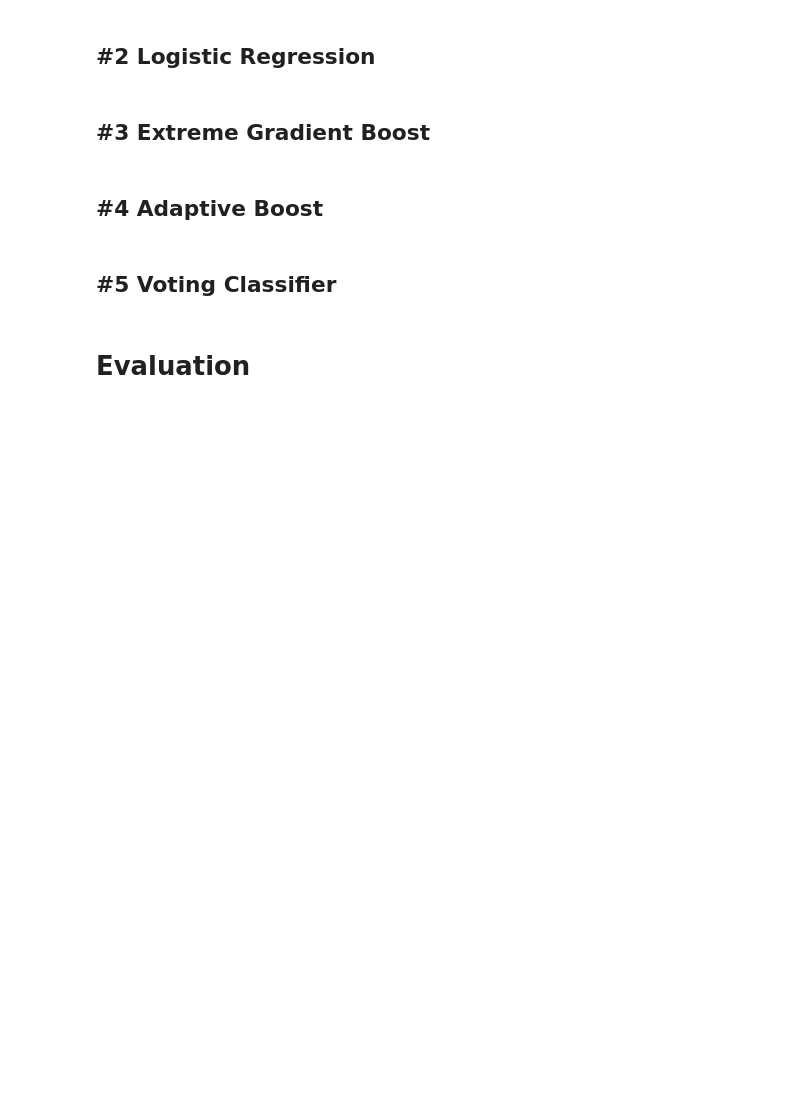
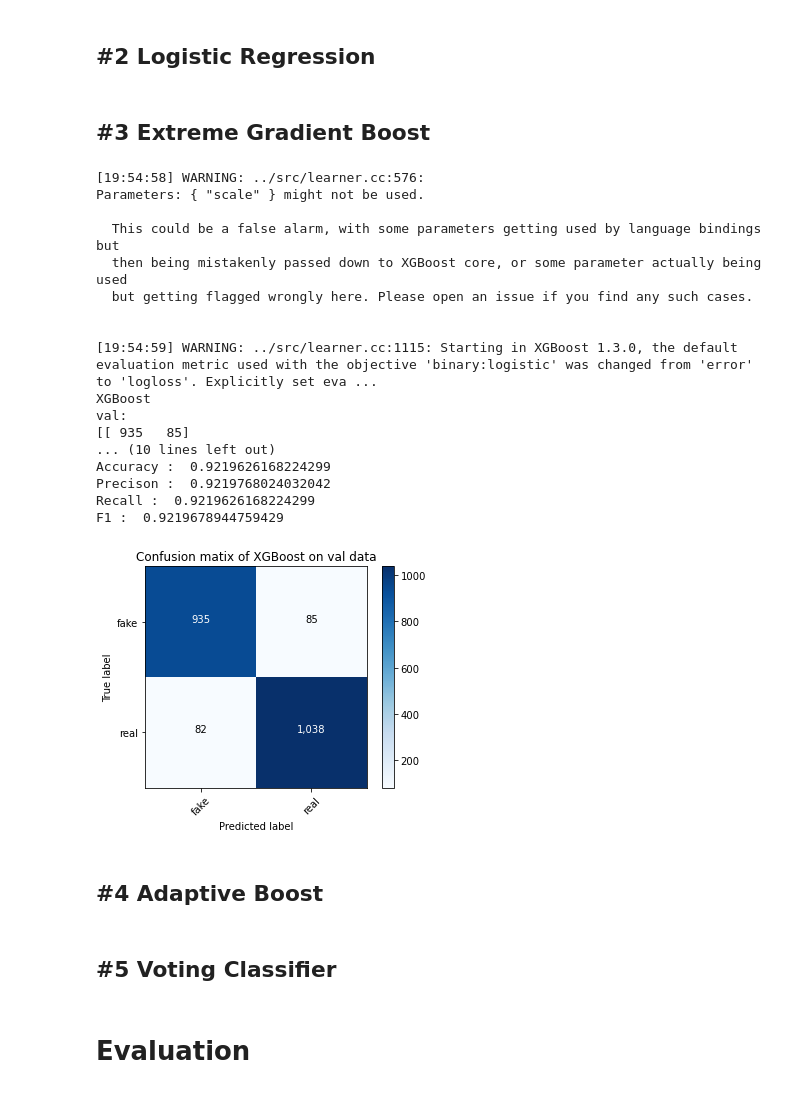
Before and after one commit to smkerr/COVID-fake-news-detection, a Jupyter notebook: model/fine_tuned_model.ipynb, the cells around one changed output. Drawn from its saved outputs; the diff is of its cells as text; code cells hidden in the pictures; blank space fills up the shorter version.

```diff
--- a/model/fine_tuned_model.ipynb
+++ b/model/fine_tuned_model.ipynb
@@ -348,27 +460,46 @@ pred = pipeline.predict(X_val)
 # %%
 # XGBoost Classifier
 
 # create pipeline
 pipeline = Pipeline([
         #('bow', CountVectorizer(ngram_range=(1, 1))), # count term frequency
         #('tfidf', TfidfTransformer()), # downweight words which appear frequently
         ('c', XGBClassifier(max_depth=3, min_child_weight=3, eta = 0.15000000000000002,n_estimators = 550, scale=1, subsample =0.8500000000000001 )) # classifier
         #('c', XGBClassifier(max_depth=20, min_child_weight=2)) # classifier
         #('c', XGBClassifier(**params, objective='binary:logistic')) # classifier
         # Best parameters: {'model__max_depth': 10, 'model__min_child_weight': 1, 'model__n_estimators': 100}
     ])
 
 
 
 fit = pipeline.fit(X_train,y_train) # train model
 print('XGBoost')
 print ('val:')
-pred = pipeline.predict(X_val) # make predictions
+pred_EGB = pipeline.predict(X_val) # make predictions
 
 # display results
-print_metrics(pred,y_val)
-plot_confusion_matrix(confusion_matrix(y_val,pred),target_names=['fake','real'], normalize = False, \
+print_metrics(pred_EGB,y_val)
+plot_confusion_matrix(confusion_matrix(y_val,pred_EGB),target_names=['fake','real'], normalize = False, \
                       title = 'Confusion matix of XGBoost on val data')
+# %% [output]
+[19:54:58] WARNING: ../src/learner.cc:576:
+Parameters: { "scale" } might not be used.
+
+  This could be a false alarm, with some parameters getting used by language bindings but
+  then being mistakenly passed down to XGBoost core, or some parameter actually being used
+  but getting flagged wrongly here. Please open an issue if you find any such cases.
+
+
+[19:54:59] WARNING: ../src/learner.cc:1115: Starting in XGBoost 1.3.0, the default evaluation metric used with the objective 'binary:logistic' was changed from 'error' to 'logloss'. Explicitly set eva ...
+XGBoost
+val:
+[[ 935   85]
+... (10 lines left out)
+Accuracy :  0.9219626168224299
+Precison :  0.9219768024032042
+Recall :  0.9219626168224299
+F1 :  0.9219678944759429
+[figure, added]
 # %% [markdown]
 ## #4 Adaptive Boost
 # %%
```
Also changed, not shown: parts of 15 cells of this notebook, 1 other file.
